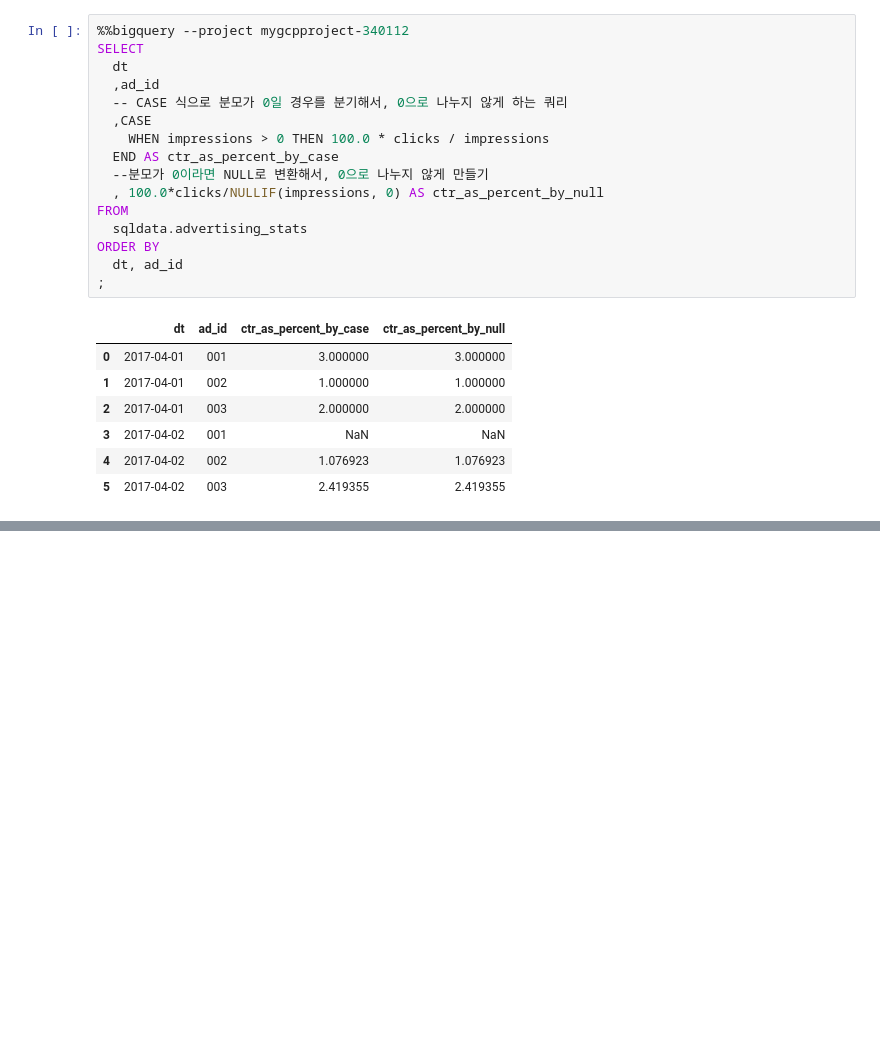
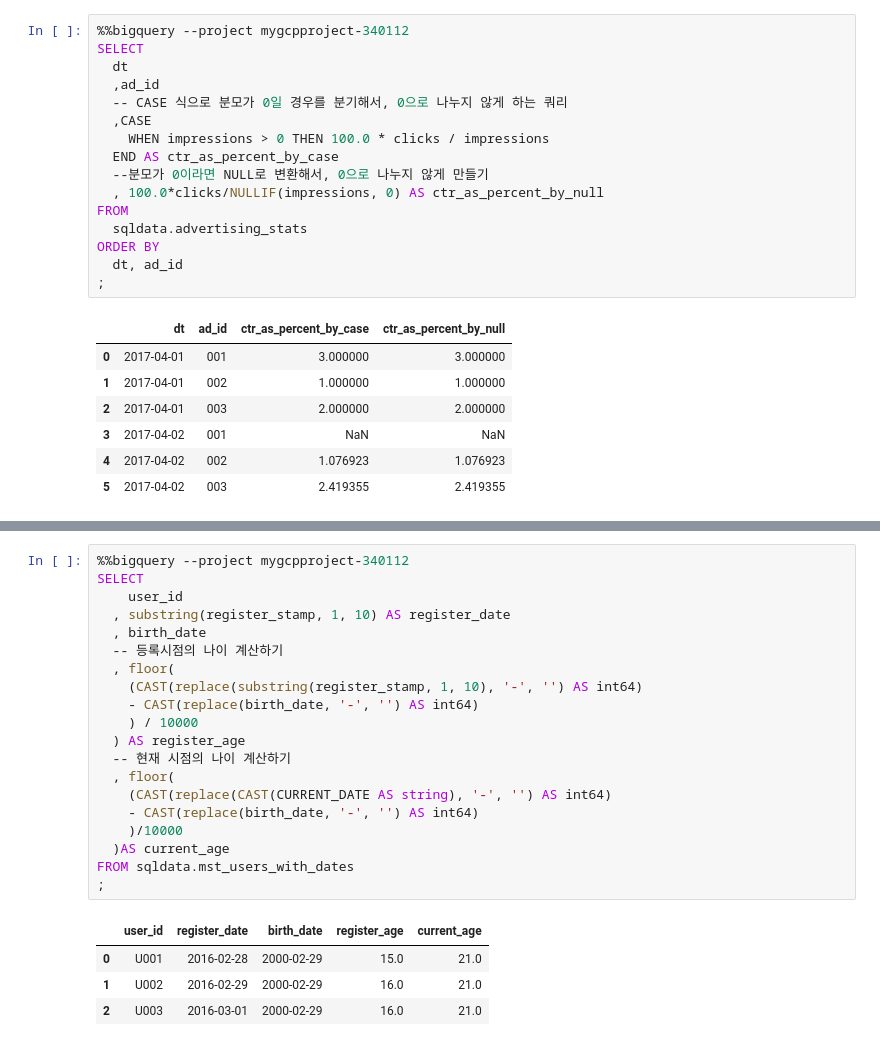
Before and after one commit to yhp2205/SQL, a Jupyter notebook: ch_6.ipynb, the cells around one changed output, grey strips where cells are left out. Cells and saved outputs as stored; diff of their text form; blank space fills up the shorter version.

```diff
--- a/ch_6.ipynb
+++ b/ch_6.ipynb
@@ -259,0 +416,25 @@ case 식을 이용하여 조건을 걸고,
+# %%
+%%bigquery --project mygcpproject-340112
+SELECT
+    user_id
+  , substring(register_stamp, 1, 10) AS register_date
+  , birth_date
+  -- 등록시점의 나이 계산하기
+  , floor(
+    (CAST(replace(substring(register_stamp, 1, 10), '-', '') AS int64)
+    - CAST(replace(birth_date, '-', '') AS int64)
+    ) / 10000
+  ) AS register_age
+  -- 현재 시점의 나이 계산하기
+  , floor(
+    (CAST(replace(CAST(CURRENT_DATE AS string), '-', '') AS int64)
+    - CAST(replace(birth_date, '-', '') AS int64)
+    )/10000
+  )AS current_age
+FROM sqldata.mst_users_with_dates
+;
+# %% [output]
+|  | user_id | register_date | birth_date | register_age | current_age |
+| 0 | U001 | 2016-02-28 | 2000-02-29 | 15.0 | 21.0 |
+| 1 | U002 | 2016-02-29 | 2000-02-29 | 16.0 | 21.0 |
+| 2 | U003 | 2016-03-01 | 2000-02-29 | 16.0 | 21.0 |
```
Also changed, not shown: parts of 24 cells of this notebook.
